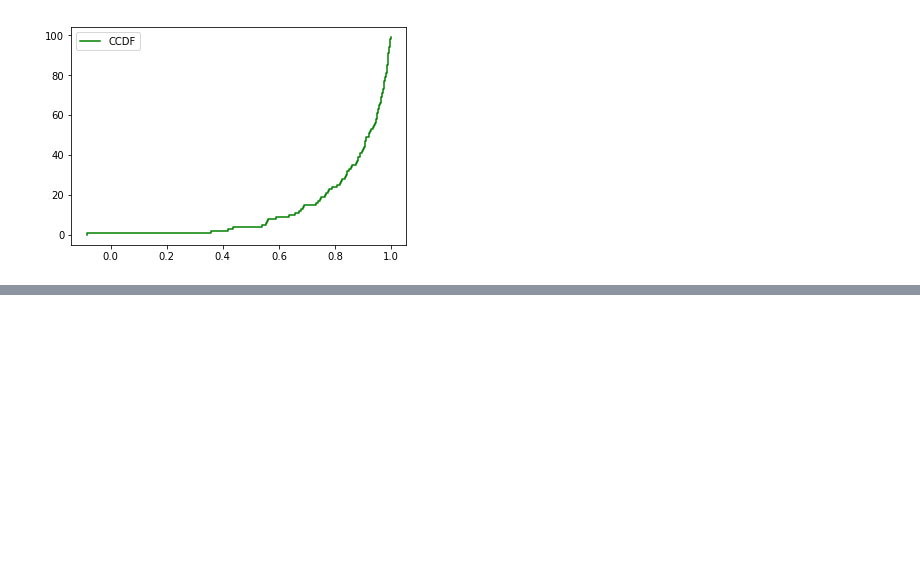
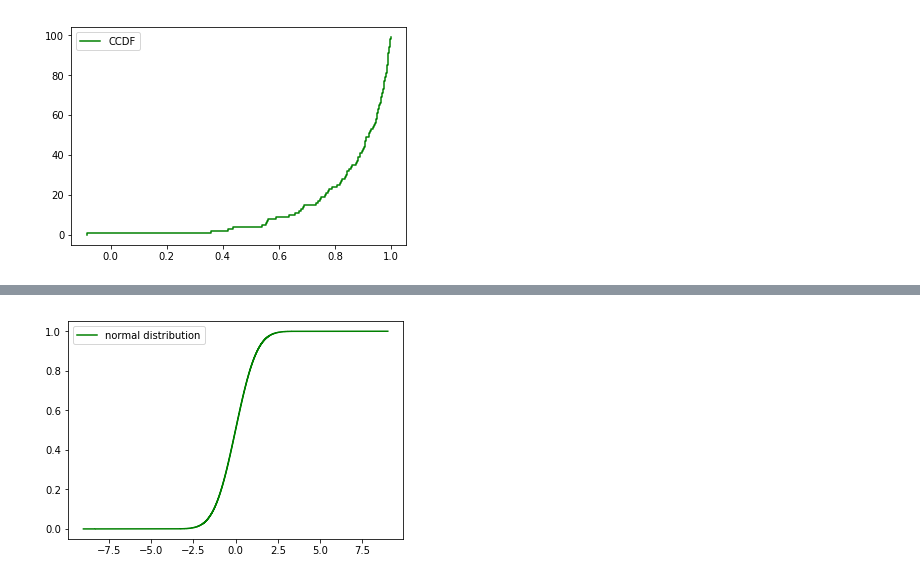
Before and after one commit to hanhanwu/Hanhan_Data_Science_Practice, a Jupyter notebook: Applied_Statistics/thinkstats_chapter4.ipynb, the cells around one changed output, grey strips where cells are left out. Saved outputs shown, nothing was run; the diff lists cells and outputs as text; code cells hidden in the pictures; blank space fills up the shorter version.

Commit message:
thinkstats4

```diff
--- a/Applied_Statistics/thinkstats_chapter4.ipynb
+++ b/Applied_Statistics/thinkstats_chapter4.ipynb
@@ -63,0 +102,18 @@ plt.show()
+# %%
+# CDF with a normal distribution
+from scipy.special import erf
+
+high = 9   # how many standard deviation above the mean
+low = -high  # how many standard deviation below the mean
+digits=2
+n = (high - low) * 10**digits + 1
+xs = np.linspace(low, high, n)
+ps = (erf(xs / math.sqrt(2.0)) + 1) / 2
+
+plt.step(xs, ps, c='green', label='normal distribution')
+plt.legend()
+plt.show()
+
+# reference: http://greenteapress.com/thinkstats/erf.py
+# %% [output]
+[figure, added]
```
Also changed, not shown: parts of 6 cells of this notebook.
